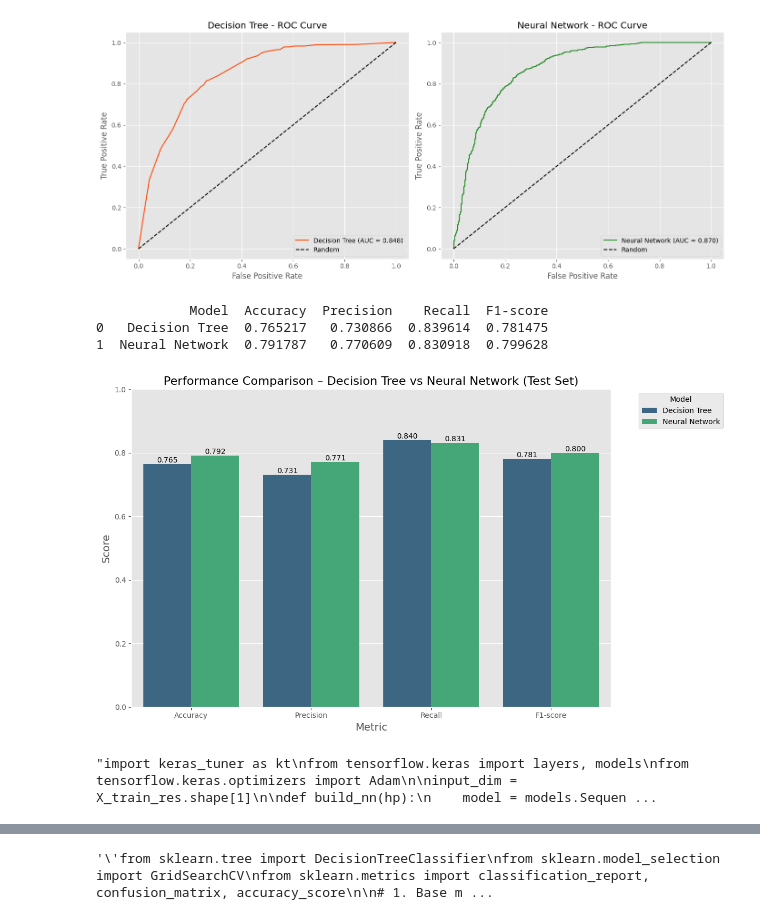
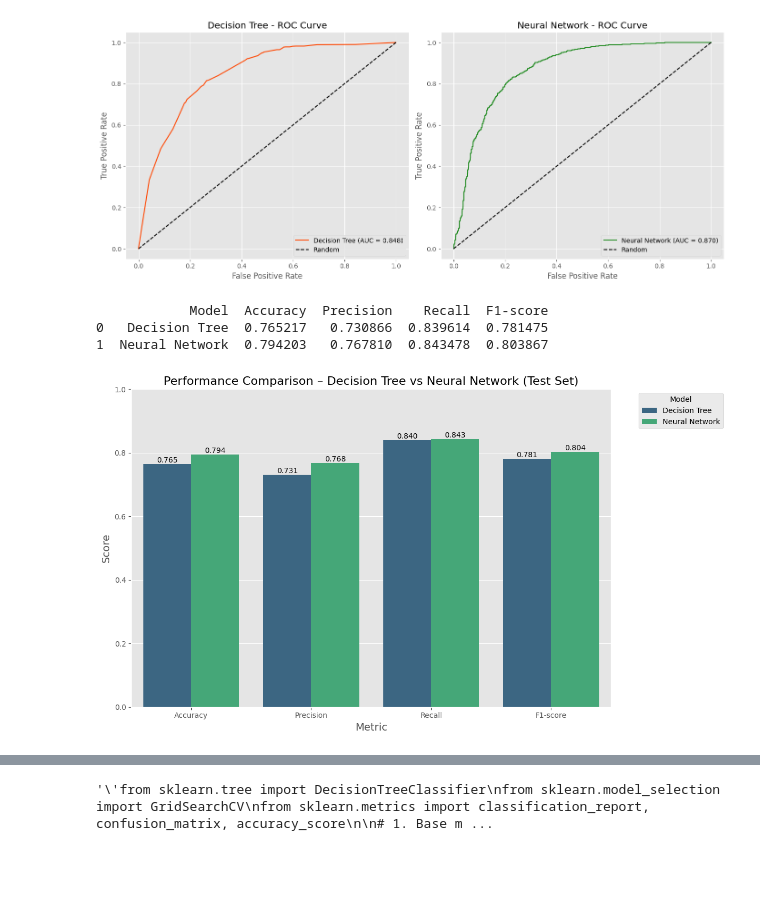
Before and after one commit to Litharsan11/Telco_Customer_Churn_ML_CW, a Jupyter notebook: 2425446_20240872_Litharsan.ipynb, the cells around one changed output, grey strips where cells are left out. Drawn from its saved outputs; the diff is of its cells as text; code cells hidden in the pictures; blank space fills up the shorter version.

Commit message:
hyper tuning

```diff
--- a/2425446_20240872_Litharsan.ipynb
+++ b/2425446_20240872_Litharsan.ipynb
@@ -487,8 +488,6 @@ plt.show()
 # %% [markdown]
 # **Preprocessing**
 # %%
-entries = pd.read_csv(path)
-
 # Shape before duplicate drop
 print("Shape before duplicate drop:", entries.shape)
 print()
@@ -557,7 +556,7 @@ nan_count = entries["TotalCharges"].isna().sum()
 print(f"NaN values in TotalCharges: {nan_count}")
 
 #Fill NaN values with the median (as was originally commented out and is a good practice)
-entries["TotalCharges"].fillna(entries["TotalCharges"].median(), inplace=True)
+entries["TotalCharges"] = entries["TotalCharges"].fillna(entries["TotalCharges"].median())
 print(f"NaN values in TotalCharges after filling: {entries['TotalCharges'].isna().sum()}")
 # %% [output]
 NaN values in TotalCharges: 11
@@ -977,9 +975,24 @@ plt.show()
 # %% [output]
 [figure]
 # %%
+
 import matplotlib.pyplot as plt
 import seaborn as sns
 import pandas as pd
+from sklearn.metrics import accuracy_score, precision_score, recall_score, f1_score
+
+# Calculate metrics for Decision Tree
+acc_dt = accuracy_score(y_test, y_test_pred_dt)
+prec_dt = precision_score(y_test, y_test_pred_dt)
+rec_dt = recall_score(y_test, y_test_pred_dt)
+f1_dt = f1_score(y_test, y_test_pred_dt)
+
+# Calculate metrics for Neural Network
+# y_test_pred_nn is a 2D array, so we need to flatten it
+acc_nn = accuracy_score(y_test, y_test_pred_nn.ravel())
+prec_nn = precision_score(y_test, y_test_pred_nn.ravel())
+rec_nn = recall_score(y_test, y_test_pred_nn.ravel())
+f1_nn = f1_score(y_test, y_test_pred_nn.ravel())
 
 # Assuming results_df is already defined from the previous cell
 
@@ -988,32 +1001,32 @@ results_df = pd.DataFrame({
     "Accuracy": [acc_dt, acc_nn],
     "Precision": [prec_dt, prec_nn],
     "Recall": [rec_dt, rec_nn],
     "F1-score": [f1_dt, f1_nn]
 })
 
 
 print(results_df)
 
 # Melt the DataFrame to long format for easier plotting with seaborn
 results_melted = results_df.melt(id_vars="Model", var_name="Metric", value_name="Score")
 
 plt.figure(figsize=(12, 7)) # Increased figure size
 ax = sns.barplot(x="Metric", y="Score", hue="Model", data=results_melted, palette="viridis") # Changed palette
 plt.ylim(0, 1) # Set y-axis limit from 0 to 1 for scores
 plt.title("Performance Comparison – Decision Tree vs Neural Network (Test Set)", fontsize=16) # Increased title font size
 plt.ylabel("Score", fontsize=14)
 plt.xlabel("Metric", fontsize=14)
 plt.xticks(rotation=0)
 plt.legend(title="Model", bbox_to_anchor=(1.05, 1), loc='upper left')
 
 # Add score values on top of the bars
 for container in ax.containers:
     ax.bar_label(container, fmt='%.3f', fontsize=10)
 
 plt.tight_layout()
 plt.show()
 # %% [output]
             Model  Accuracy  Precision    Recall  F1-score
 0   Decision Tree  0.765217   0.730866  0.839614  0.781475
-1  Neural Network  0.791787   0.770609  0.830918  0.799628
+1  Neural Network  0.794203   0.767810  0.843478  0.803867
-[figure, old version]
+[figure, new version]
@@ -1022,43 +1032,0 @@ plt.show()
-# %%
-'''import keras_tuner as kt
-from tensorflow.keras import layers, models
-from tensorflow.keras.optimizers import Adam
-
-input_dim = X_train_res.shape[1]
-
-def build_nn(hp):
-    model = models.Sequential()
-
-    # Number of neurons in first layer
-    model.add(layers.Dense(
-        units=hp.Int('units1', min_value=32, max_value=256, step=32),
-        activation='relu',
-        input_shape=(input_dim,)
-    ))
-
-    # Dropout rate
-    model.add(layers.Dropout(hp.Float('dropout1', 0.1, 0.5, step=0.1)))
-
-    # Second hidden layer
-    model.add(layers.Dense(
-        units=hp.Int('units2', min_value=16, max_value=128, step=16),
-        activation='relu'
-    ))
-
-    model.add(layers.Dropout(hp.Float('dropout2', 0.1, 0.5, step=0.1)))
-
-    # Output layer
-    model.add(layers.Dense(1, activation='sigmoid'))
-
-    # Learning rate tuning
-    lr = hp.Choice('learning_rate', values=[0.001, 0.0005, 0.0001])
-
-    model.compile(
-        optimizer=Adam(learning_rate=lr),
-        loss='binary_crossentropy',
-        metrics=['accuracy']
-    )
-
-    return model'''
-# %% [output]
-"import keras_tuner as kt\nfrom tensorflow.keras import layers, models\nfrom tensorflow.keras.optimizers import Adam\n\ninput_dim = X_train_res.shape[1]\n\ndef build_nn(hp):\n    model = models.Sequen ...
```
Also changed, not shown: parts of 19 cells of this notebook.
